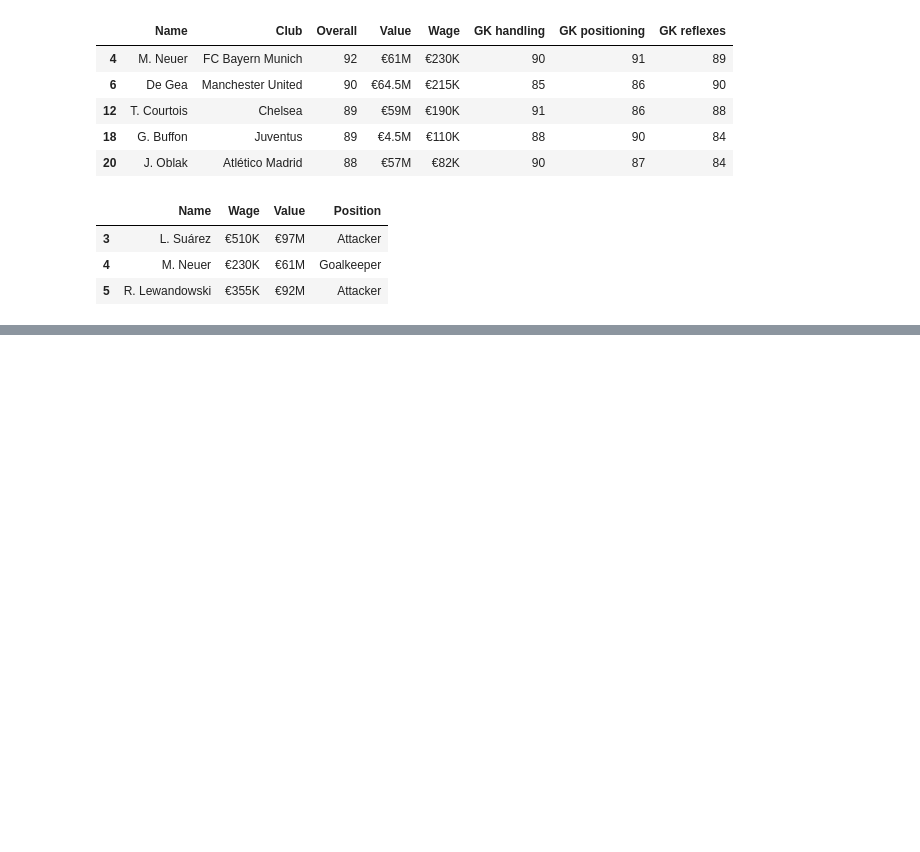
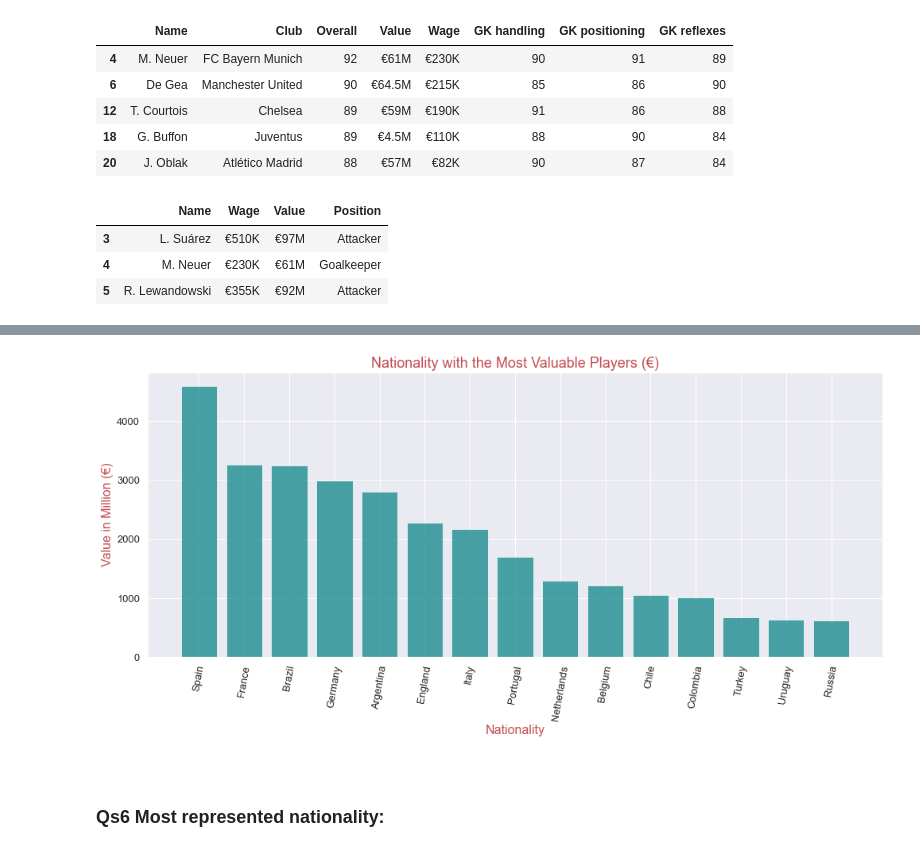
Before and after one commit to chineidu/Football_players, a Jupyter notebook: f_ballers.ipynb, the cells around one changed output, grey strips where cells are left out. Cells and saved outputs as stored; diff of their text form; code cells hidden in the pictures; blank space fills up the shorter version.

```diff
--- a/f_ballers.ipynb
+++ b/f_ballers.ipynb
@@ -312,0 +378,5 @@ df_3 = df_2.copy()
+# %%
+a = df_4.groupby('Nationality')[['Value (M)']].agg(['sum']).apply(lambda x: x.sort_values(ascending=False))\
+            .reset_index()[:15]
+a.columns = ['Nationality', 'Value (M)']
+a.head()
@@ -312,0 +390,19 @@ df_3 = df_2.copy()
+# %%
+plt.figure(figsize=(14,7))
+
+plt.bar('Nationality', 'Value (M)', data=a, color='teal', alpha=.7)
+plt.xticks(a['Nationality'], fontsize=13, rotation=80)
+plt.yticks(fontsize=13)
+
+plt.xlabel('Nationality', fontsize=16, color='r')
+plt.ylabel('Value in Million (€)', fontsize=16, color='r')
+plt.title('Nationality with the Most Valuable Players (€)', fontsize=18, color='r')
+
+plt.tight_layout()
+plt.show()
+# %% [output]
+[figure, added]
+# %% [markdown]
+<br>
+
+### Qs6  Most represented nationality:
```
Also changed, not shown: parts of 51 cells of this notebook.
